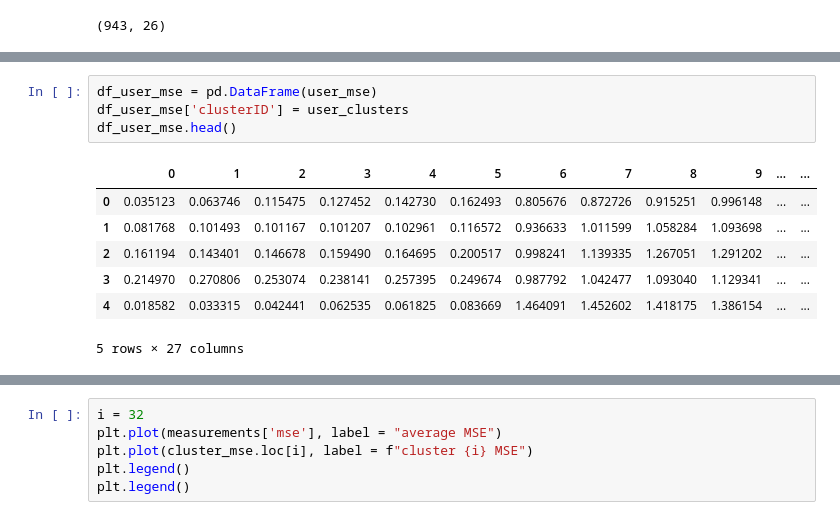
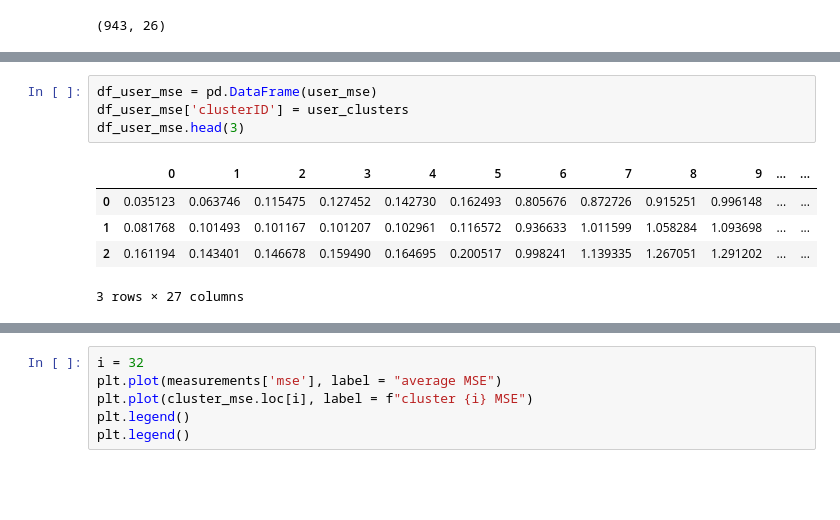
Before and after one commit to jannikjw/fair-recommender-systems, a Jupyter notebook: metric_exploration.ipynb, the cells around one changed output, grey strips where cells are left out. Saved outputs shown, nothing was run; the diff lists cells and outputs as text; blank space fills up the shorter version.

```diff
--- a/metric_exploration.ipynb
+++ b/metric_exploration.ipynb
@@ -271,12 +271,10 @@ Calculated clusters.
 # %%
 df_user_mse = pd.DataFrame(user_mse)
 df_user_mse['clusterID'] = user_clusters
-df_user_mse.head()
+df_user_mse.head(3)
 # %% [output]
 |  | 0 | 1 | 2 | 3 | 4 | 5 | 6 | 7 | 8 | 9 | ... | ... |
 | 0 | 0.035123 | 0.063746 | 0.115475 | 0.127452 | 0.142730 | 0.162493 | 0.805676 | 0.872726 | 0.915251 | 0.996148 | ... | ... |
 | 1 | 0.081768 | 0.101493 | 0.101167 | 0.101207 | 0.102961 | 0.116572 | 0.936633 | 1.011599 | 1.058284 | 1.093698 | ... | ... |
 | 2 | 0.161194 | 0.143401 | 0.146678 | 0.159490 | 0.164695 | 0.200517 | 0.998241 | 1.139335 | 1.267051 | 1.291202 | ... | ... |
-| 3 | 0.214970 | 0.270806 | 0.253074 | 0.238141 | 0.257395 | 0.249674 | 0.987792 | 1.042477 | 1.093040 | 1.129341 | ... | ... |
-| 4 | 0.018582 | 0.033315 | 0.042441 | 0.062535 | 0.061825 | 0.083669 | 1.464091 | 1.452602 | 1.418175 | 1.386154 | ... | ... |
-5 rows × 27 columns
+3 rows × 27 columns
```
Also changed, not shown: parts of 5 cells of this notebook, 1 other file.
